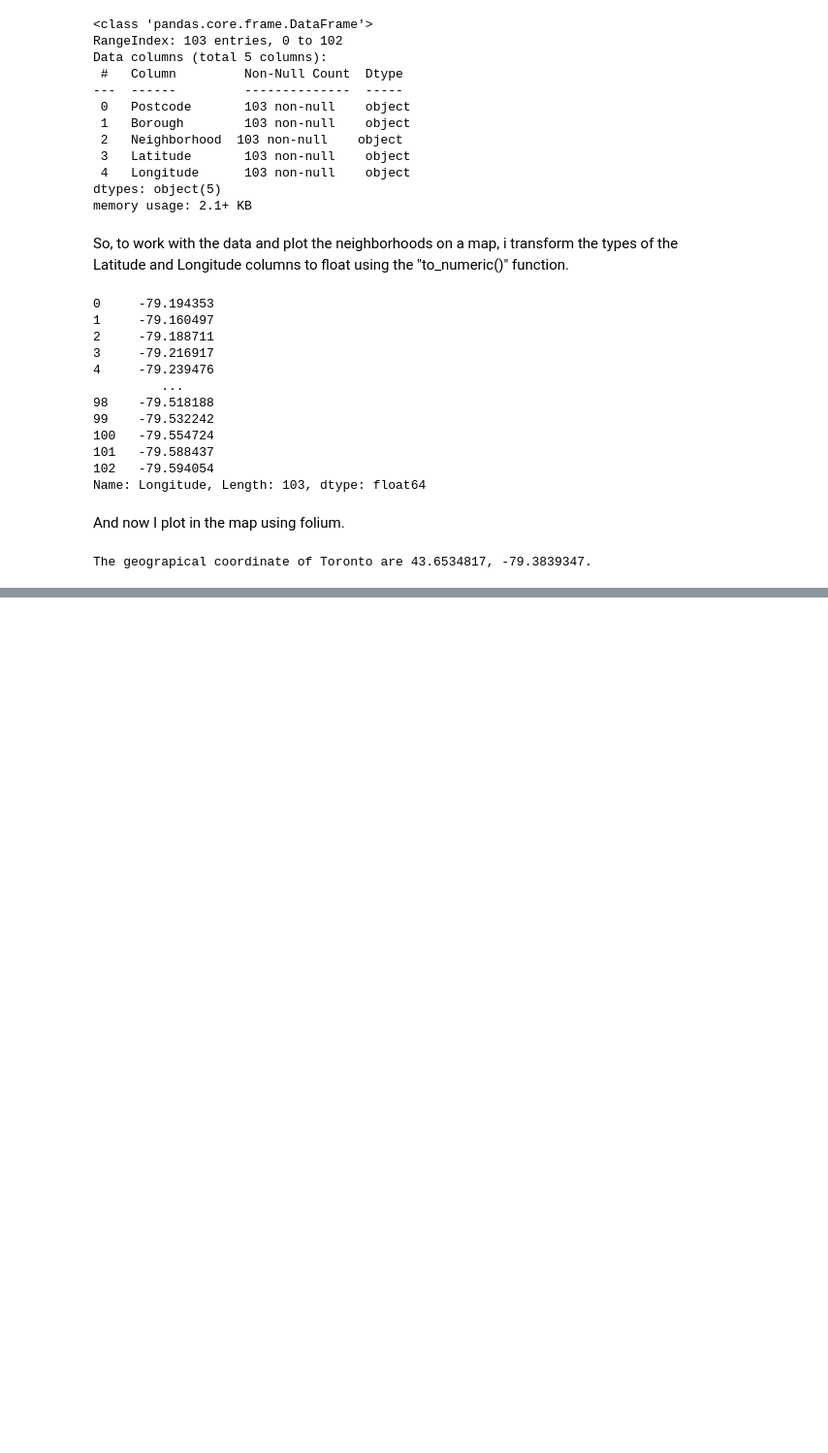
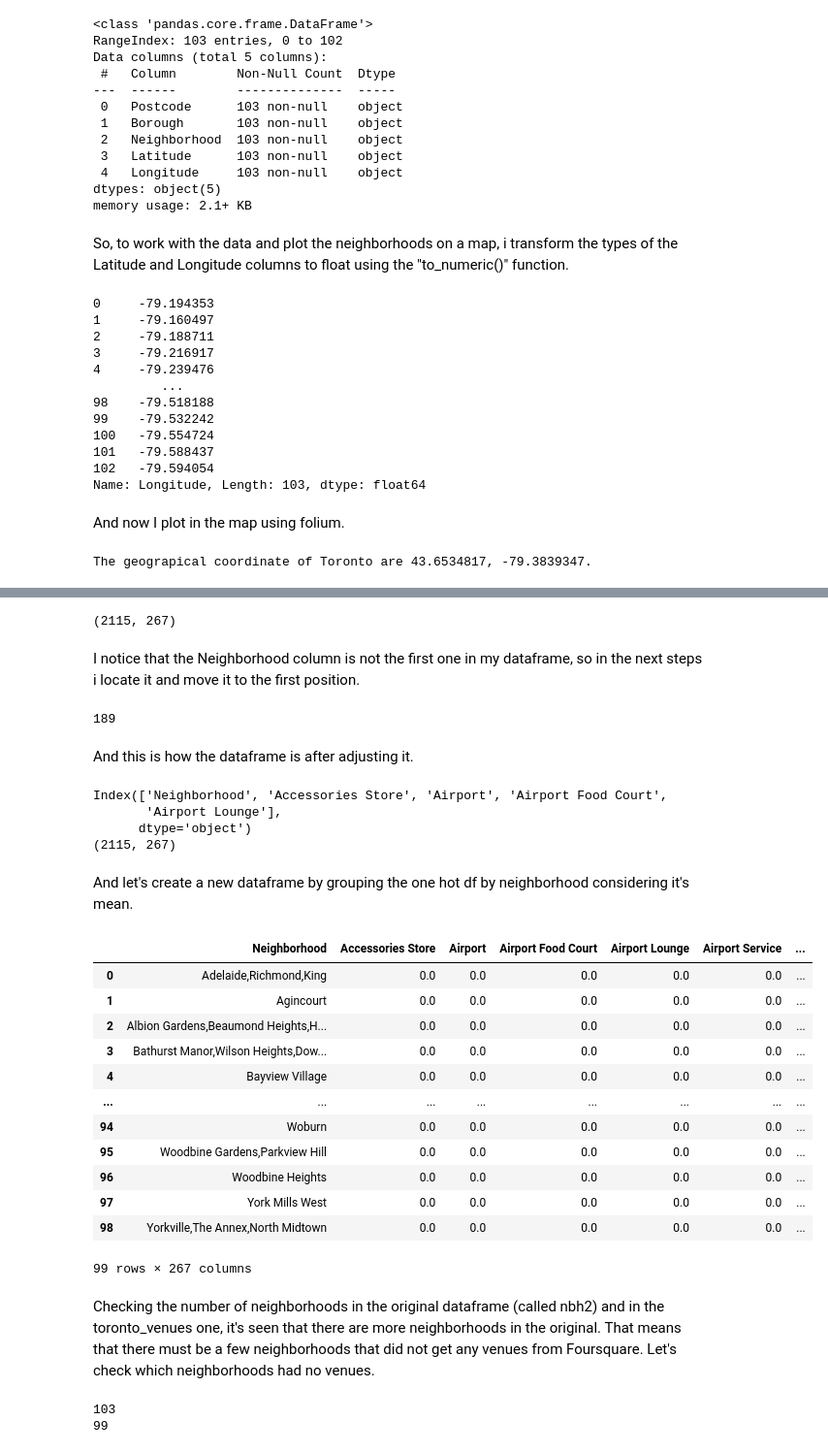
Before and after one commit to luiangc/Coursera_Capstone, a Jupyter notebook: Segmenting_and_clustering_TORONTO.ipynb, the cells around one changed output, grey strips where cells are left out. Shown at 97% size. Cells and saved outputs as stored; diff of their text form; code cells hidden in the pictures; blank space fills up the shorter version.

```diff
--- a/Segmenting_and_clustering_TORONTO.ipynb
+++ b/Segmenting_and_clustering_TORONTO.ipynb
@@ -215,0 +273,4 @@ toronto_map
+# %%
+Toronto_venues = getNearbyVenues(names=nbh2['Neighborhood'],
+latitudes=nbh2['Latitude'],
+longitudes=nbh2['Longitude'])
@@ -215,0 +333,6 @@ toronto_map
+# %%
+Toronto_onehot = pd.get_dummies(Toronto_venues[['Venue Category']], prefix="", prefix_sep="")
+
+Toronto_onehot['Neighborhood'] = Toronto_venues['Neighborhood']
+
+Toronto_onehot.head()
@@ -215,0 +347,51 @@ toronto_map
+# %%
+Toronto_onehot.shape
+# %% [output]
+(2115, 267)
+# %% [markdown]
+I notice that the Neighborhood column is not the first one in my dataframe, so in the next steps i locate it and move it to the first position.
+# %%
+neig_loc = Toronto_onehot.columns.get_loc('Neighborhood')
+print(neig_loc)
+# %% [output]
+189
+# %%
+fixed_columns = [Toronto_onehot.columns[neig_loc]] + list(Toronto_onehot.drop('Neighborhood',axis=1).columns)
+Toronto_onehot = Toronto_onehot[fixed_columns]
+# %% [markdown]
+And this is how the dataframe is after adjusting it.
+# %%
+print(Toronto_onehot.columns[:5])
+print(Toronto_onehot.shape)
+# %% [output]
+Index(['Neighborhood', 'Accessories Store', 'Airport', 'Airport Food Court',
+       'Airport Lounge'],
+      dtype='object')
+(2115, 267)
+# %% [markdown]
+And let's create a new dataframe by grouping the one hot df by neighborhood considering it's mean.
+# %%
+Toronto_grouped = Toronto_onehot.groupby('Neighborhood').mean().reset_index()
+Toronto_grouped
+# %% [output]
+|  | Neighborhood | Accessories Store | Airport | Airport Food Court | Airport Lounge | Airport Service | ... |
+| 0 | Adelaide,Richmond,King | 0.0 | 0.0 | 0.0 | 0.0 | 0.0 | ... |
+| 1 | Agincourt | 0.0 | 0.0 | 0.0 | 0.0 | 0.0 | ... |
+| 2 | Albion Gardens,Beaumond Heights,H... | 0.0 | 0.0 | 0.0 | 0.0 | 0.0 | ... |
+| 3 | Bathurst Manor,Wilson Heights,Dow... | 0.0 | 0.0 | 0.0 | 0.0 | 0.0 | ... |
+| 4 | Bayview Village | 0.0 | 0.0 | 0.0 | 0.0 | 0.0 | ... |
+| ... | ... | ... | ... | ... | ... | ... | ... |
+| 94 | Woburn | 0.0 | 0.0 | 0.0 | 0.0 | 0.0 | ... |
+| 95 | Woodbine Gardens,Parkview Hill | 0.0 | 0.0 | 0.0 | 0.0 | 0.0 | ... |
+| 96 | Woodbine Heights | 0.0 | 0.0 | 0.0 | 0.0 | 0.0 | ... |
+| 97 | York Mills West | 0.0 | 0.0 | 0.0 | 0.0 | 0.0 | ... |
+| 98 | Yorkville,The Annex,North Midtown | 0.0 | 0.0 | 0.0 | 0.0 | 0.0 | ... |
+99 rows × 267 columns
+# %% [markdown]
+Checking the number of neighborhoods in the original dataframe (called nbh2) and in the toronto_venues one, it's seen that there are more neighborhoods in the original. That means that there must be a few neighborhoods that did not get any venues from Foursquare. Let's check which neighborhoods had no venues.
+# %%
+print(nbh2['Neighborhood'].count())
+print(Toronto_venues['Neighborhood'].drop_duplicates().count())
+# %% [output]
+103
+99
```
Also changed, not shown: parts of 57 cells of this notebook.
